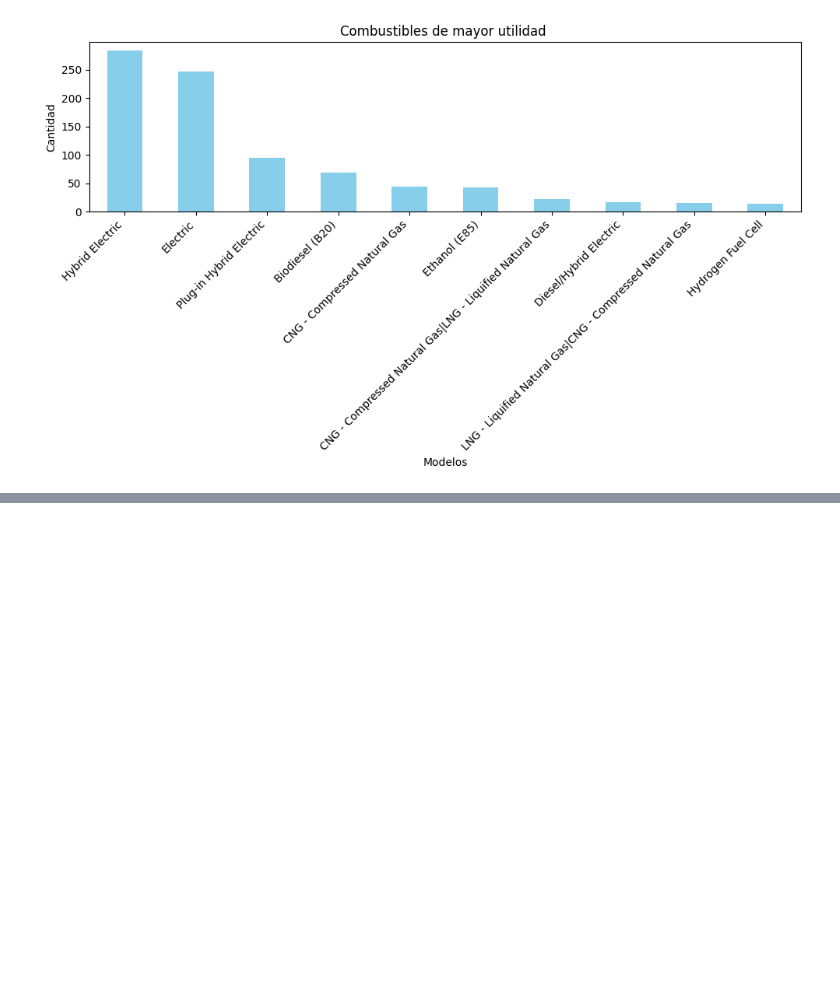
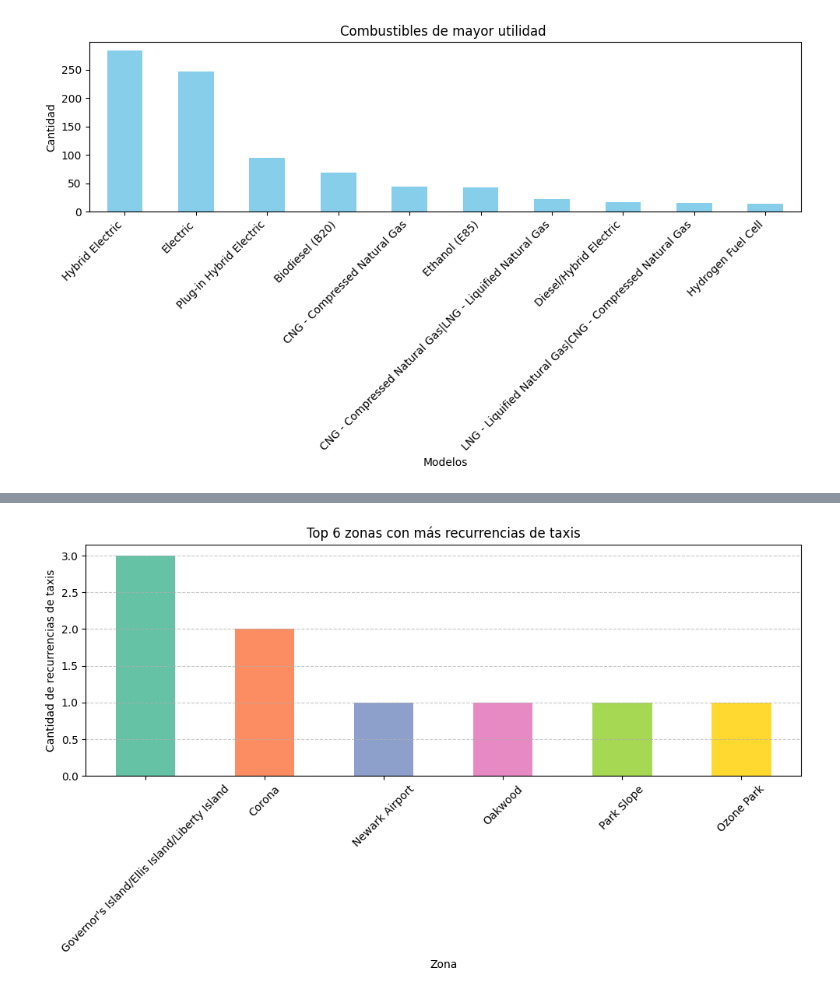
Before and after one commit to alanguev1/proyecto-final, a Jupyter notebook: Eda_preliminar.ipynb, the cells around one changed output, grey strips where cells are left out. Cells and saved outputs as stored; diff of their text form; code cells hidden in the pictures; blank space fills up the shorter version.

```diff
--- a/Eda_preliminar.ipynb
+++ b/Eda_preliminar.ipynb
@@ -1287,0 +1425,19 @@ plt.show()
+# %%
+# Contar la cantidad de concurrencias de cada municipio
+conteo_municipios = df['Zona'].value_counts()
+
+# Mostrar los primeros 10 municipios con más recurrencia
+top_10_municipios = conteo_municipios.head(6)
+
+# Crear un gráfico de barras para visualizar los municipios con colores diferentes
+plt.figure(figsize=(10, 6))
+top_10_municipios.plot(kind='bar', color=plt.cm.Set2.colors)
+plt.title('Top 6 zonas con más recurrencias de taxis')
+plt.xlabel('Zona')
+plt.ylabel('Cantidad de recurrencias de taxis')
+plt.xticks(rotation=45)  # Rotar los nombres de los municipios en el eje x para mejor legibilidad
+plt.grid(axis='y', linestyle='--', alpha=0.7)  # Agregar una cuadrícula en el eje y
+plt.tight_layout()  # Ajustar el diseño para evitar que los elementos se superpongan
+plt.show()
+# %% [output]
+[figure, added]
```
Also changed, not shown: parts of 32 cells of this notebook.
